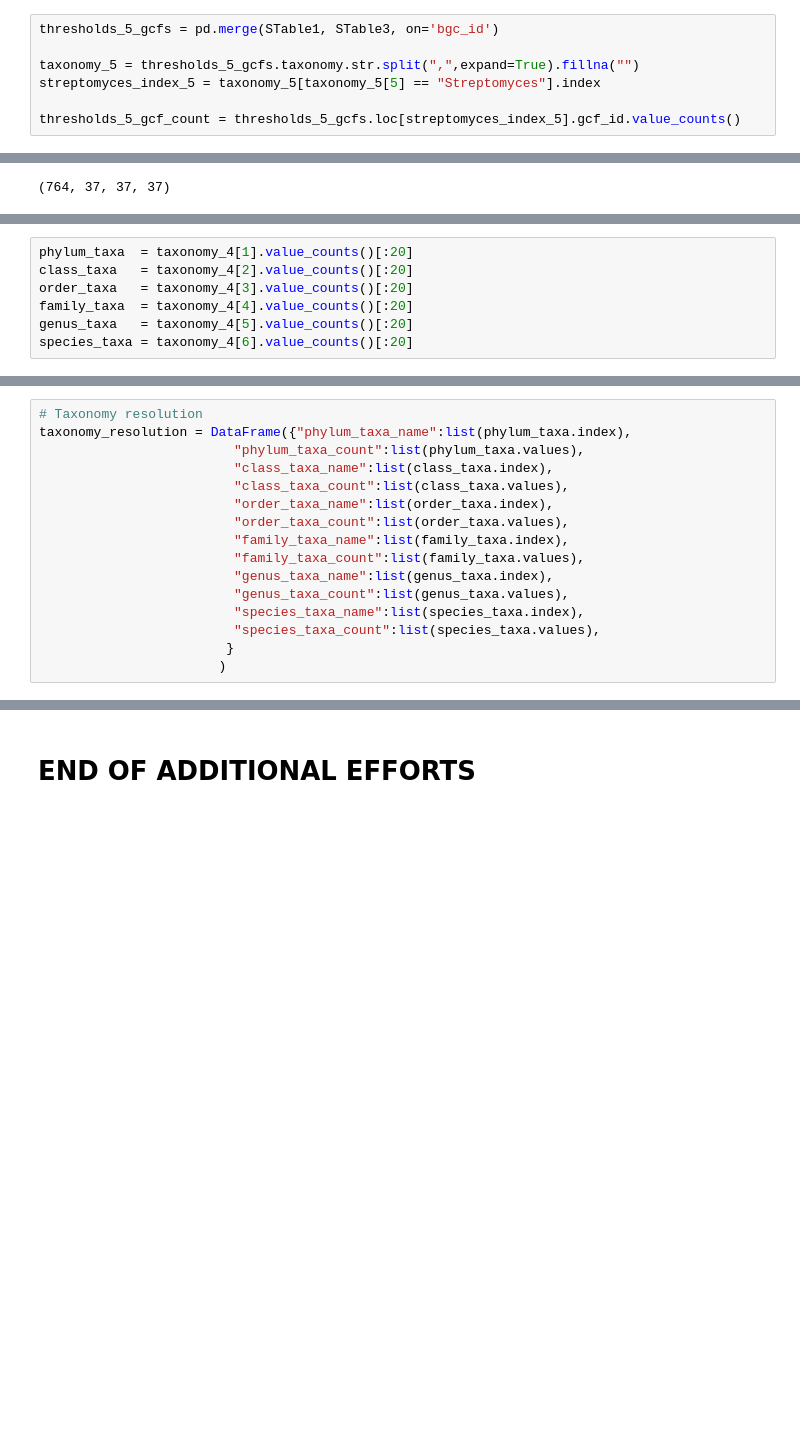
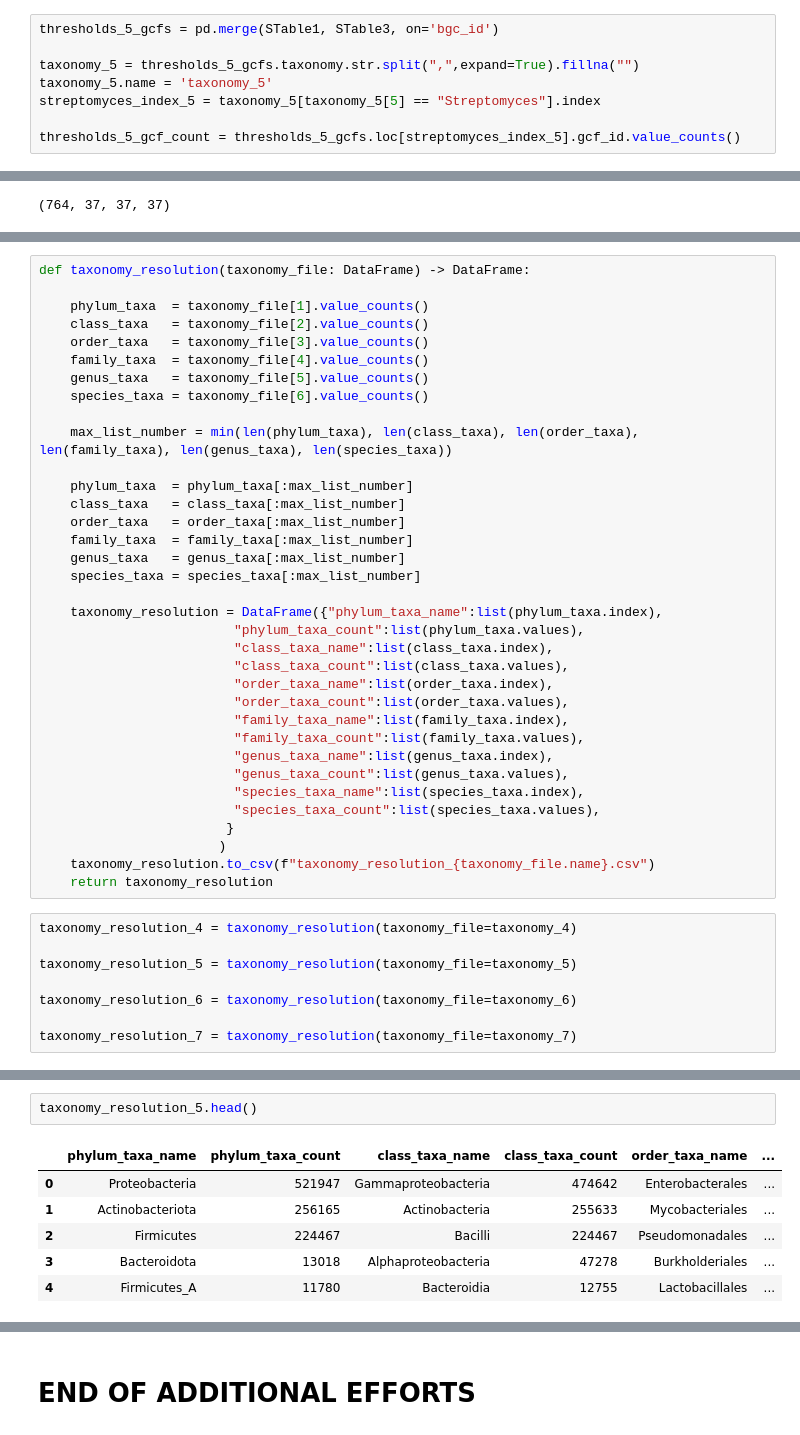
Before and after one commit to SinaBerkGolech/Metabolomics_Seminar_Topic_10, a Jupyter notebook: Additional_Efforts/Additional_Efforts.ipynb, the cells around one changed output, grey strips where cells are left out. Saved outputs shown, nothing was run; the diff lists cells and outputs as text; blank space fills up the shorter version.

```diff
--- a/Additional_Efforts/Additional_Efforts.ipynb
+++ b/Additional_Efforts/Additional_Efforts.ipynb
@@ -48,6 +49,7 @@ thresholds_4_gcf_count = thresholds_4_gcfs.loc[streptomyces_index_4].gcf_id.valu
 thresholds_5_gcfs = pd.merge(STable1, STable3, on='bgc_id')
 
 taxonomy_5 = thresholds_5_gcfs.taxonomy.str.split(",",expand=True).fillna("")
+taxonomy_5.name = 'taxonomy_5'
 streptomyces_index_5 = taxonomy_5[taxonomy_5[5] == "Streptomyces"].index
 
 thresholds_5_gcf_count = thresholds_5_gcfs.loc[streptomyces_index_5].gcf_id.value_counts()
@@ -135,9 +139,2 @@ Figure 1_A data from the applied algorithm;
 
 </td></tr> </table>
-# %%
-phylum_taxa  = taxonomy_4[1].value_counts()[:20]
-class_taxa   = taxonomy_4[2].value_counts()[:20]
-order_taxa   = taxonomy_4[3].value_counts()[:20]
-family_taxa  = taxonomy_4[4].value_counts()[:20]
-genus_taxa   = taxonomy_4[5].value_counts()[:20]
-species_taxa = taxonomy_4[6].value_counts()[:20]
@@ -144,6 +143,23 @@ species_taxa = taxonomy_4[6].value_counts()[:20]
 # %%
-# Taxonomy resolution
-taxonomy_resolution = DataFrame({"phylum_taxa_name":list(phylum_taxa.index),
+def taxonomy_resolution(taxonomy_file: DataFrame) -> DataFrame:
+
+    phylum_taxa  = taxonomy_file[1].value_counts()
+    class_taxa   = taxonomy_file[2].value_counts()
+    order_taxa   = taxonomy_file[3].value_counts()
+    family_taxa  = taxonomy_file[4].value_counts()
+    genus_taxa   = taxonomy_file[5].value_counts()
+    species_taxa = taxonomy_file[6].value_counts()
+
+    max_list_number = min(len(phylum_taxa), len(class_taxa), len(order_taxa), len(family_taxa), len(genus_taxa), len(species_taxa))
+
+    phylum_taxa  = phylum_taxa[:max_list_number]
+    class_taxa   = class_taxa[:max_list_number]
+    order_taxa   = order_taxa[:max_list_number]
+    family_taxa  = family_taxa[:max_list_number]
+    genus_taxa   = genus_taxa[:max_list_number]
+    species_taxa = species_taxa[:max_list_number]
+
+    taxonomy_resolution = DataFrame({"phylum_taxa_name":list(phylum_taxa.index),
                          "phylum_taxa_count":list(phylum_taxa.values),
                          "class_taxa_name":list(class_taxa.index),
                          "class_taxa_count":list(class_taxa.values),
@@ -157,4 +173,14 @@ taxonomy_resolution = DataFrame({"phylum_taxa_name":list(phylum_taxa.index),
                          "species_taxa_count":list(species_taxa.values),
                         }
                        )
+    taxonomy_resolution.to_csv(f"taxonomy_resolution_{taxonomy_file.name}.csv")
+    return taxonomy_resolution
+# %%
+taxonomy_resolution_4 = taxonomy_resolution(taxonomy_file=taxonomy_4)
+
+taxonomy_resolution_5 = taxonomy_resolution(taxonomy_file=taxonomy_5)
+
+taxonomy_resolution_6 = taxonomy_resolution(taxonomy_file=taxonomy_6)
+
+taxonomy_resolution_7 = taxonomy_resolution(taxonomy_file=taxonomy_7)
 # %%
@@ -242,0 +195,9 @@ df_t_sorted[1:12]
+# %%
+taxonomy_resolution_5.head()
+# %% [output]
+|  | phylum_taxa_name | phylum_taxa_count | class_taxa_name | class_taxa_count | order_taxa_name | ... |
+| 0 | Proteobacteria | 521947 | Gammaproteobacteria | 474642 | Enterobacterales | ... |
+| 1 | Actinobacteriota | 256165 | Actinobacteria | 255633 | Mycobacteriales | ... |
+| 2 | Firmicutes | 224467 | Bacilli | 224467 | Pseudomonadales | ... |
+| 3 | Bacteroidota | 13018 | Alphaproteobacteria | 47278 | Burkholderiales | ... |
+| 4 | Firmicutes_A | 11780 | Bacteroidia | 12755 | Lactobacillales | ... |
```
Also changed, not shown: parts of 28 cells of this notebook, 13 other files.
